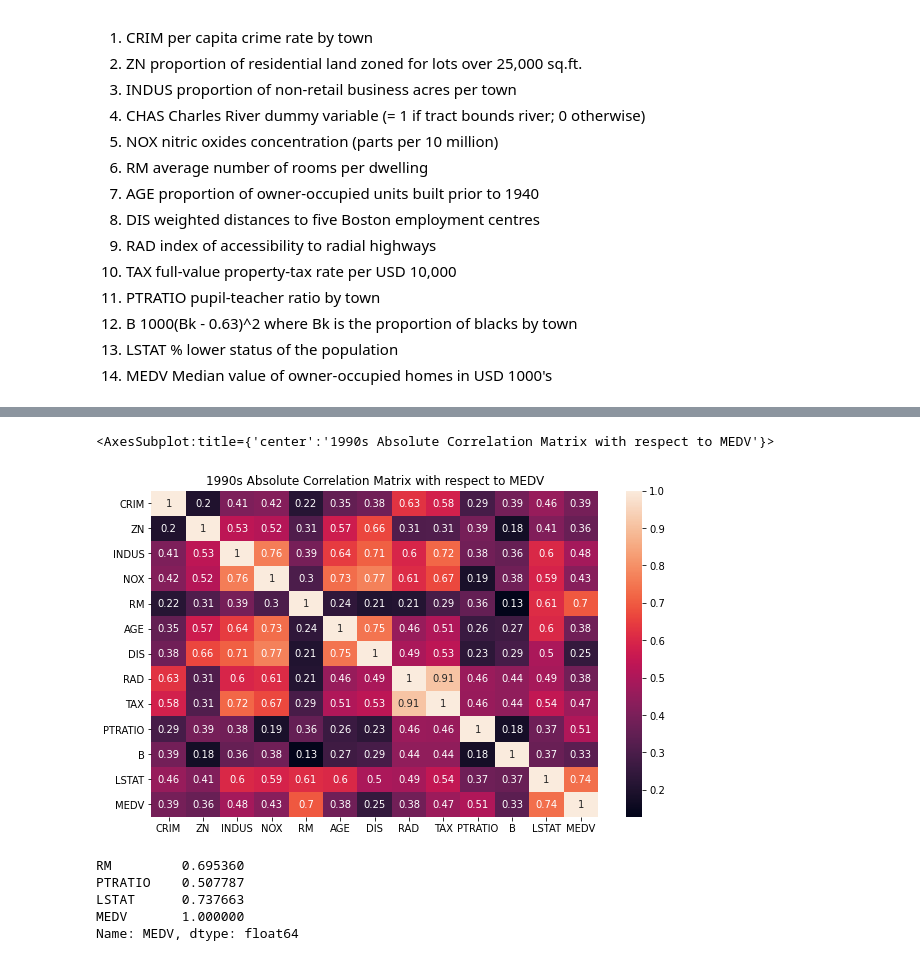
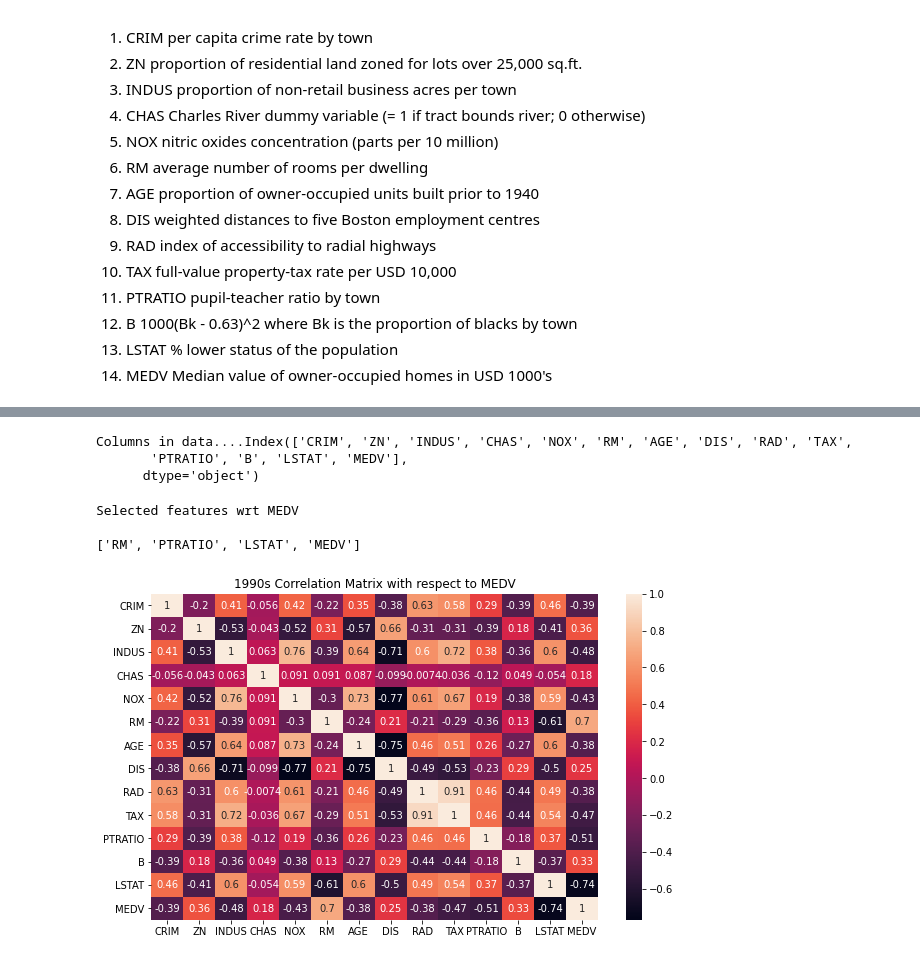
Before and after one commit to manami-16/boston-housing-analysis, a Jupyter notebook: statslib_feature_extraction.ipynb, the cells around one changed output, grey strips where cells are left out. Drawn from its saved outputs; the diff is of its cells as text; code cells hidden in the pictures.

Commit message:
Updated StatsLib Feature Selection

```diff
--- a/statslib_feature_extraction.ipynb
+++ b/statslib_feature_extraction.ipynb
@@ -176,18 +47,12 @@ plt.savefig('figure/data_exploration/kaggle_MEDV_correlation_matrix.pdf', dpi=30
-# %%
-correlation = abs(metric_var.corr(method='pearson'))
-plt.figure(figsize=(10, 6))
-plt.title('1990s Absolute Correlation Matrix with respect to MEDV')
-sns.heatmap(correlation, annot=True)
-# %% [output]
-<AxesSubplot:title={'center':'1990s Absolute Correlation Matrix with respect to MEDV'}>
-[figure, removed]
-# %%
-selected_features = correlation['MEDV']
-selected_features = selected_features[selected_features > 0.5]
-selected_features
-# %% [output]
-RM         0.695360
-PTRATIO    0.507787
-LSTAT      0.737663
-MEDV       1.000000
-Name: MEDV, dtype: float64
+# %%
+## the target value = MEDV
+target = 'MEDV'
+selected_feature = select_features(df, target)
+# %% [output]
+Columns in data....Index(['CRIM', 'ZN', 'INDUS', 'CHAS', 'NOX', 'RM', 'AGE', 'DIS', 'RAD', 'TAX',
+       'PTRATIO', 'B', 'LSTAT', 'MEDV'],
+      dtype='object')
+Selected features wrt MEDV
+
+['RM', 'PTRATIO', 'LSTAT', 'MEDV']
+[figure, added]
```
Also changed, not shown: parts of 15 cells of this notebook, 3 other files.
